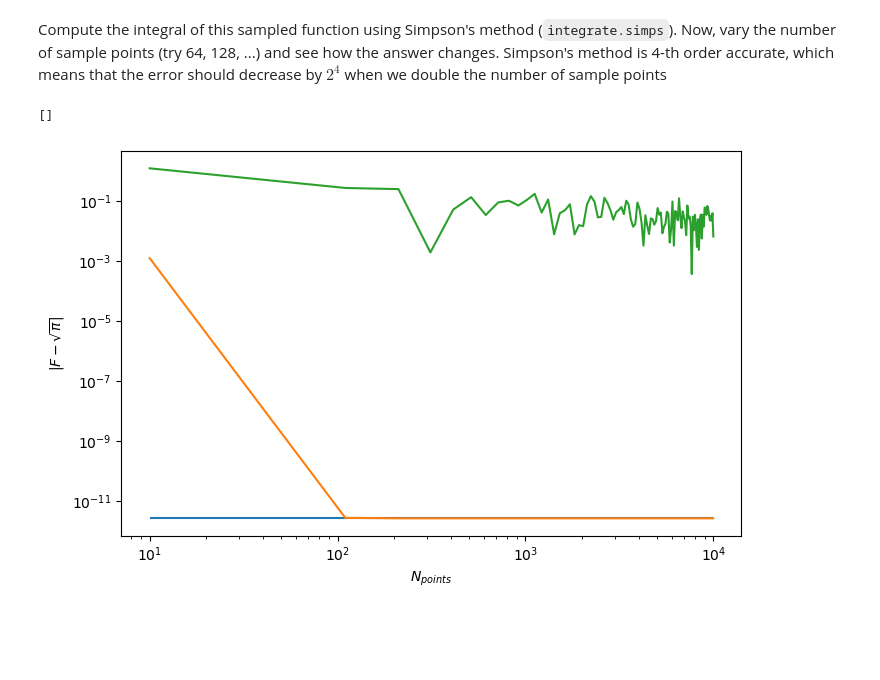
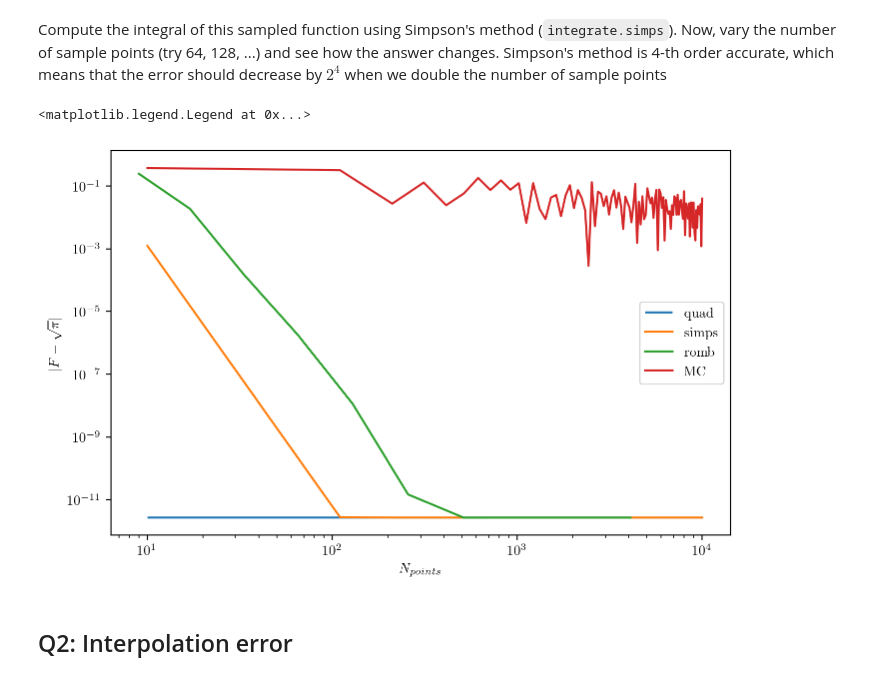
Before and after one commit to dgerosa/scientificcomputing_bicocca_2023, a Jupyter notebook: working/L04_scipy.ipynb, the cells around one changed output. Cells and saved outputs as stored; diff of their text form; code cells hidden in the pictures; blank space fills up the shorter version.

```diff
--- a/working/L04_scipy.ipynb
+++ b/working/L04_scipy.ipynb
@@ -1,3 +1,9 @@
 # %%
 import numpy as np
 import matplotlib.pyplot as plt
+
+plt.rcParams.update({
+    "text.usetex": True,
+    "font.family": "Latin Modern Roman"
+})
+%config InlineBackend.figure_format='retina'
@@ -32,6 +38,14 @@ for n in N:
     x = np.linspace(min, max, n)
     y = f(x)
     integral_simps += [simpson(y, x)]
+# %%
+N2 = 2**np.arange(3, 13)+1
+integral_romb = []
+for n in N2:
+    x = np.linspace(min, max, n)
+    y = f(x)
+
+    integral_romb += [romb(y, dx=x[1]-x[0])]
 # %%
 integral_MC = []
 for n in N:
@@ -40,14 +54,18 @@ for n in N:
 # %%
 fig = plt.figure(figsize=(8,5))
 ax = fig.add_subplot(111)
 
 ax.hlines(np.abs(integral_quad[0] - np.sqrt(np.pi)), N[0], N[-1], color='C0', label='quad')
 ax.plot(N, np.abs(integral_simps - np.sqrt(np.pi)), color='C1', label='simps')
-ax.plot(N, np.abs(integral_MC - np.sqrt(np.pi)), color='C2', label='MC')
+ax.plot(N2, np.abs(integral_romb - np.sqrt(np.pi)), color='C2', label='romb')
+ax.plot(N, np.abs(integral_MC - np.sqrt(np.pi)), color='C3', label='MC')
 ax.set_xlabel(r'$N_{points}$')
 ax.set_ylabel(r'$|F - \sqrt{\pi}|$')
 ax.semilogx()
 ax.semilogy()
+plt.legend(loc=7)
 # %% [output]
-[]
+<matplotlib.legend.Legend at 0x...>
-[figure, old version]
+[figure, new version]
+# %% [markdown]
+## Q2: Interpolation error
```
Also changed, not shown: parts of 36 cells of this notebook, 4 other files.
